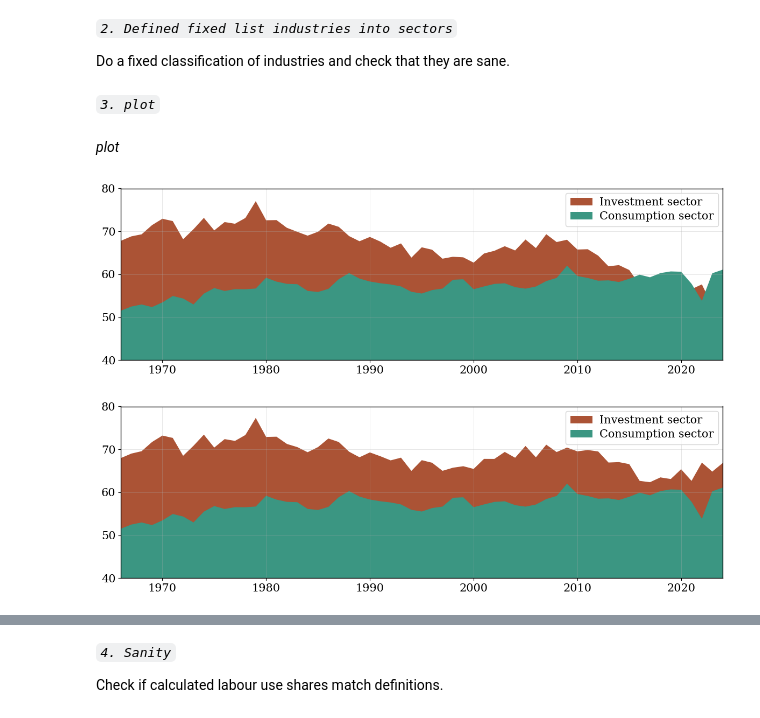
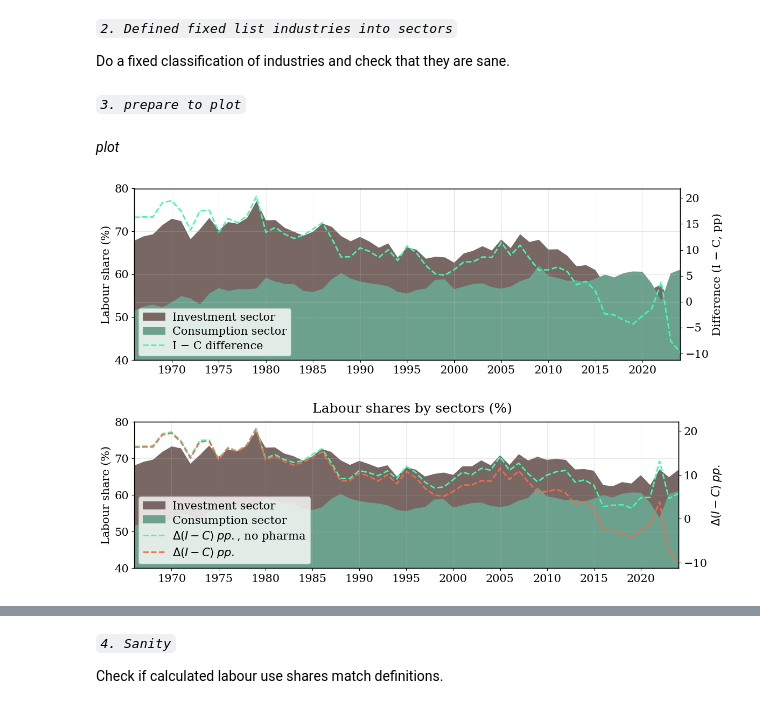
Before and after one commit to cfn368/ba_capinc, a Jupyter notebook: 5_labour_sagg.ipynb, the cells around one changed output, grey strips where cells are left out. Drawn from its saved outputs; the diff is of its cells as text; code cells hidden in the pictures.

```diff
--- a/5_labour_sagg.ipynb
+++ b/5_labour_sagg.ipynb
@@ -94,7 +94,7 @@ df_e_slim['type'] = np.select(
 # 2. alternative, no pharma
 df_e_slim_np = df_e_slim[~df_e_slim['branche_code'].eq('CF')].copy() # ~
 # %% [markdown]
-*`3. plot`*
+*`3. prepare to plot`*
 # %%
 # 1. compute weighted averages
 weighted_avg = df_e_slim.groupby(['TID','type'], group_keys=False).apply(
@@ -110,71 +110,89 @@ weighted_avg_np = df_e_slim_np.groupby(['TID','type'], group_keys=False).apply(
 # 2. keep only type I and C
 weighted_avg = weighted_avg[weighted_avg['type'].isin(['C', 'I'])].copy()
 weighted_avg_np = weighted_avg_np[weighted_avg_np['type'].isin(['C', 'I'])].copy()
+
+# 3. compute difference among types per year
+pivoted_full = weighted_avg.pivot(index='TID', columns='type', values='weighted_labor_share').reset_index()
+pivoted_full['diff'] = pivoted_full['I'] - pivoted_full['C']
+
+pivoted = weighted_avg_np.pivot(index='TID', columns='type', values='weighted_labor_share').reset_index()
+pivoted['diff'] = pivoted['I'] - pivoted['C']
 # %% [markdown]
 *plot*
 # %%
 # 1. full category
-# Pivot data for easier plotting
 plot_data = weighted_avg.pivot(index='TID', columns='type', values='weighted_labor_share')
 plot_data_2 = weighted_avg_np.pivot(index='TID', columns='type', values='weighted_labor_share')
 
+# compute diff for full category too
+pivoted_full = weighted_avg.pivot(index='TID', columns='type', values='weighted_labor_share').reset_index()
+pivoted_full['diff'] = pivoted_full['I'] - pivoted_full['C']
+
 fig, ax = plt.subplots(1, 1, figsize=(12, 4))
+ax2 = ax.twinx()
 
 x = plot_data.index
 types = plot_data.columns.tolist()
-
-colors = ["#3B9682", "#AB5335"]  # tangible = deep navy, intangible = teal
+colors = ["#6CA28D", "#786763"]
 lable = ["Consumption sector", "Investment sector"]
 
-# Plot each type with transparency
 order = sorted(range(len(types)), key=lambda i: plot_data[types[i]].mean(), reverse=True)
+for i in order:
+    ax.fill_between(x, 0, plot_data[types[i]], alpha=1.0, linewidth=0, label=lable[i], color=colors[i])
 
-for i in order:
-    type_name = types[i]
-    labor_share = plot_data[type_name]
-    ax.fill_between(x, 0, labor_share, alpha=1.0, linewidth=0, label=lable[i], color=colors[i])
+ax2.plot(pivoted_full['TID'], pivoted_full['diff'], color='#41FAB4', lw=2,
+         ls='--', label='I − C difference')
 
-# Subtle baseline
 ax.axhline(0, color="0.2", linewidth=1.2)
-
 ax.set_xlim(x.min(), x.max())
 ax.set_ylim(40, 80)
+ax.grid(linewidth=0.6, alpha=0.35)
+ax.xaxis.set_major_locator(mticker.MaxNLocator(nbins=12))
+ax.set_ylabel('Labour share (%)')
+ax2.set_ylabel('Difference (I − C, pp)')
+ax2.axhline(0, color='white', lw=0.8, alpha=0.4)
 
-# Minimalist grid
-ax.grid(linewidth=0.6, alpha=0.35)
-ax.xaxis.set_major_locator(mticker.MaxNLocator(nbins=6))
-
-ax.legend()
+# combined legend
+handles1, labels1 = ax.get_legend_handles_labels()
+handles2, labels2 = ax2.get_legend_handles_labels()
+ax.legend(handles1 + handles2, labels1 + labels2, loc='lower left')
 
 plt.tight_layout()
 plt.savefig('0_output/LS_1.png')
 plt.show()
 
 # 2. no pharma
 fig, ax = plt.subplots(1, 1, figsize=(12, 4))
+ax2 = ax.twinx()
 
 y = plot_data_2.index
 types = plot_data_2.columns.tolist()
-lable = ["Consumption sector", "Investment sector"]
 
 order = sorted(range(len(types)), key=lambda i: plot_data_2[types[i]].mean(), reverse=True)
+for i in order:
+    ax.fill_between(y, 0, plot_data_2[types[i]], alpha=1.0, linewidth=0, label=lable[i], color=colors[i])
 
-for i in order:
-    type_name = types[i]
-    labor_share = plot_data_2[type_name]
-    ax.fill_between(x, 0, labor_share, alpha=1.0, linewidth=0, label=lable[i], color=colors[i])
+ax2.plot(pivoted['TID'], pivoted['diff'], color='#41FAB4', lw=2,
+         ls='--', label=r'$\Delta(I-C)\; pp.$, no pharma')
+ax2.plot(pivoted_full['TID'], pivoted_full['diff'], color='#F76A4D', lw=2,
+         ls='--', label=r'$\Delta(I-C)\; pp.$')
 
 ax.axhline(0, color="0.2", linewidth=1.2)
 ax.set_xlim(y.min(), y.max())
 ax.set_ylim(40, 80)
 ax.grid(linewidth=0.6, alpha=0.35)
-ax.xaxis.set_major_locator(mticker.MaxNLocator(nbins=6))
+ax.xaxis.set_major_locator(mticker.MaxNLocator(nbins=12))
+ax.set_ylabel('Labour share (%)')
+ax2.set_ylabel(r'$\Delta(I-C)\; pp.$')
 
-ax.legend()
+handles1, labels1 = ax.get_legend_handles_labels()
+handles2, labels2 = ax2.get_legend_handles_labels()
+ax.legend(handles1 + handles2, labels1 + labels2, loc='lower left')
 
+fig.suptitle('Labour shares by sectors (%)', y=0.9)
 plt.tight_layout()
 plt.savefig('0_output/LS_2.png')
 plt.show()
 # %% [output]
-[figure, old version]
+[figure, new version]
-[figure, old version]
+[figure, new version]
```
Also changed, not shown: parts of 2 cells of this notebook, 8 other files.
